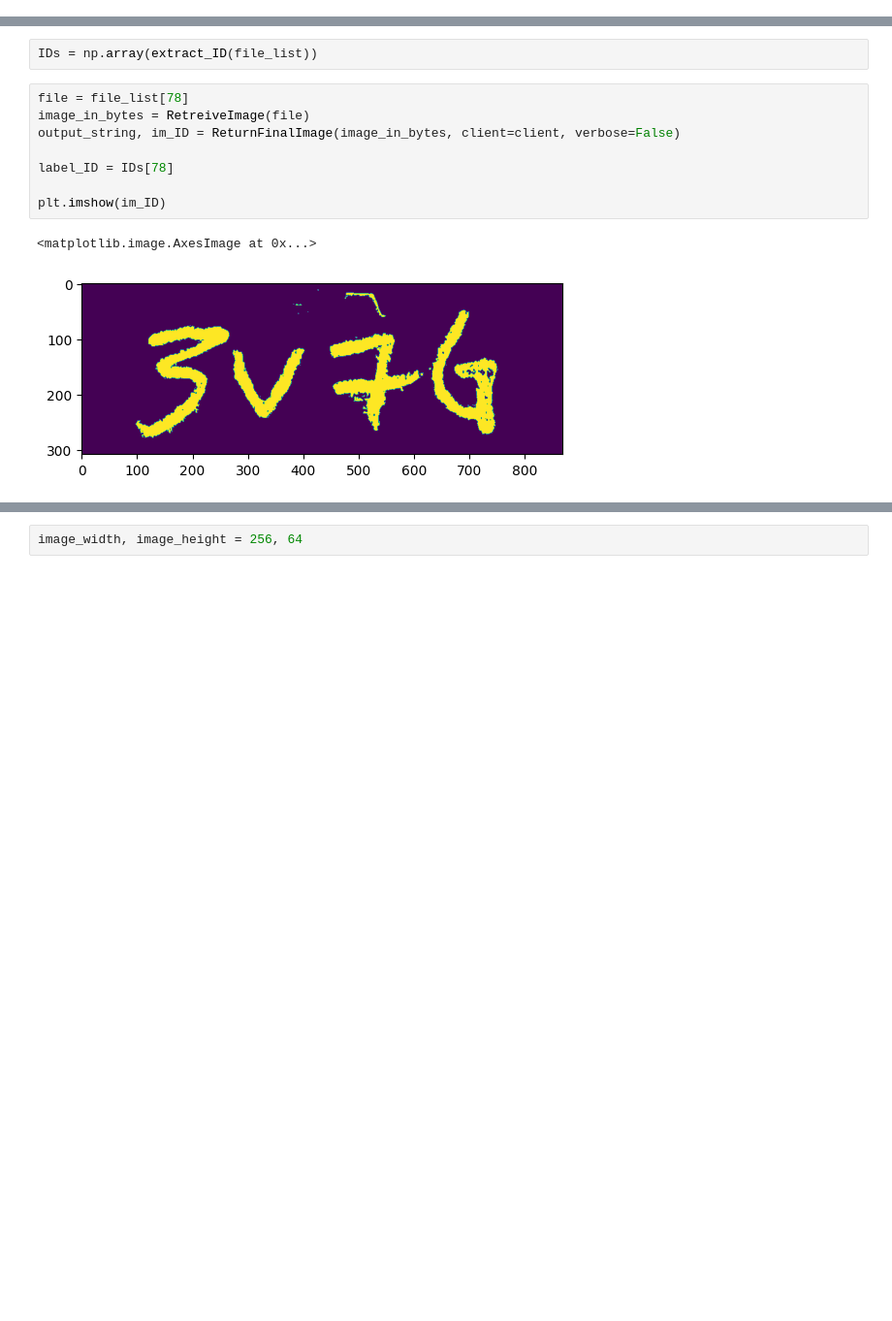
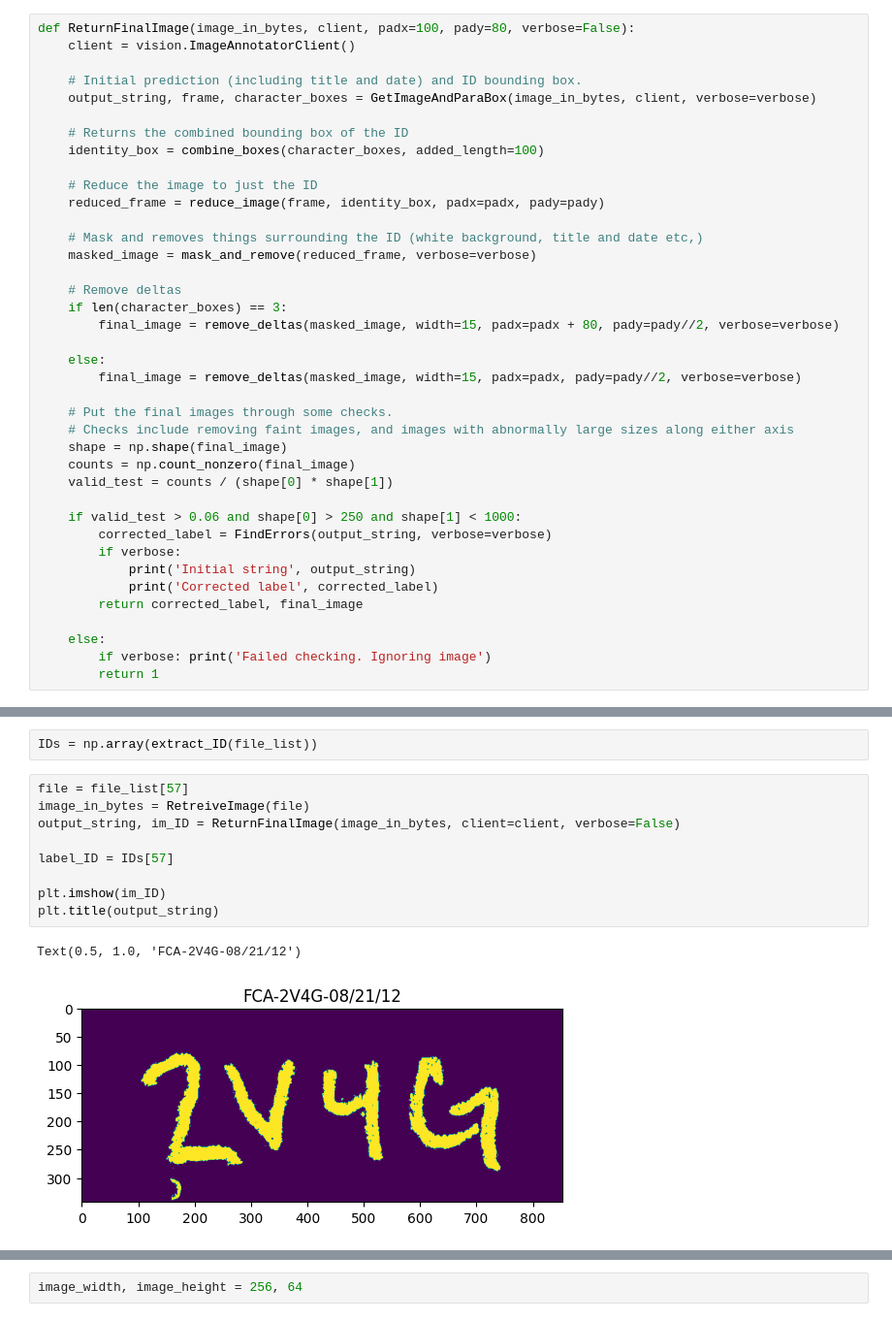
Before and after one commit to Jor-Lee/Guppies, a Jupyter notebook: Python_Files/ML_preprocessing.ipynb, the cells around one changed output, grey strips where cells are left out. Shown: that part at 97% size. Saved outputs shown, nothing was run; the diff lists cells and outputs as text; blank space fills up the shorter version.

```diff
--- a/Python_Files/ML_preprocessing.ipynb
+++ b/Python_Files/ML_preprocessing.ipynb
@@ -74,3 +47,42 @@ for folder in folders:
     s_file_list = storage_client.list_blobs(bucket_name,prefix=folder)
     s_file_list = [file.name for file in s_file_list]
     file_list.extend(s_file_list)
+# %%
+def ReturnFinalImage(image_in_bytes, client, padx=100, pady=80, verbose=False):
+    client = vision.ImageAnnotatorClient()
+
+    # Initial prediction (including title and date) and ID bounding box.
+    output_string, frame, character_boxes = GetImageAndParaBox(image_in_bytes, client, verbose=verbose)
+
+    # Returns the combined bounding box of the ID
+    identity_box = combine_boxes(character_boxes, added_length=100)
+
+    # Reduce the image to just the ID
+    reduced_frame = reduce_image(frame, identity_box, padx=padx, pady=pady)
+
+    # Mask and removes things surrounding the ID (white background, title and date etc,)
+    masked_image = mask_and_remove(reduced_frame, verbose=verbose)
+
+    # Remove deltas
+    if len(character_boxes) == 3:
+        final_image = remove_deltas(masked_image, width=15, padx=padx + 80, pady=pady//2, verbose=verbose)
+
+    else:
+        final_image = remove_deltas(masked_image, width=15, padx=padx, pady=pady//2, verbose=verbose)
+
+    # Put the final images through some checks.
+    # Checks include removing faint images, and images with abnormally large sizes along either axis
+    shape = np.shape(final_image)
+    counts = np.count_nonzero(final_image)
+    valid_test = counts / (shape[0] * shape[1])
+
+    if valid_test > 0.06 and shape[0] > 250 and shape[1] < 1000:
+        corrected_label = FindErrors(output_string, verbose=verbose)
+        if verbose:
+            print('Initial string', output_string)
+            print('Corrected label', corrected_label)
+        return corrected_label, final_image
+
+    else:
+        if verbose: print('Failed checking. Ignoring image')
+        return 1
@@ -110,14 +131,15 @@ def extract_ID(file_list):
 # %%
 IDs = np.array(extract_ID(file_list))
 # %%
-file = file_list[78]
+file = file_list[57]
 image_in_bytes = RetreiveImage(file)
 output_string, im_ID = ReturnFinalImage(image_in_bytes, client=client, verbose=False)
 
-label_ID = IDs[78]
+label_ID = IDs[57]
 
 plt.imshow(im_ID)
+plt.title(output_string)
 # %% [output]
-<matplotlib.image.AxesImage at 0x...>
+Text(0.5, 1.0, 'FCA-2V4G-08/21/12')
-[figure, old version]
+[figure, new version]
 # %%
```
Also changed, not shown: parts of 14 cells of this notebook, 3 other files.
